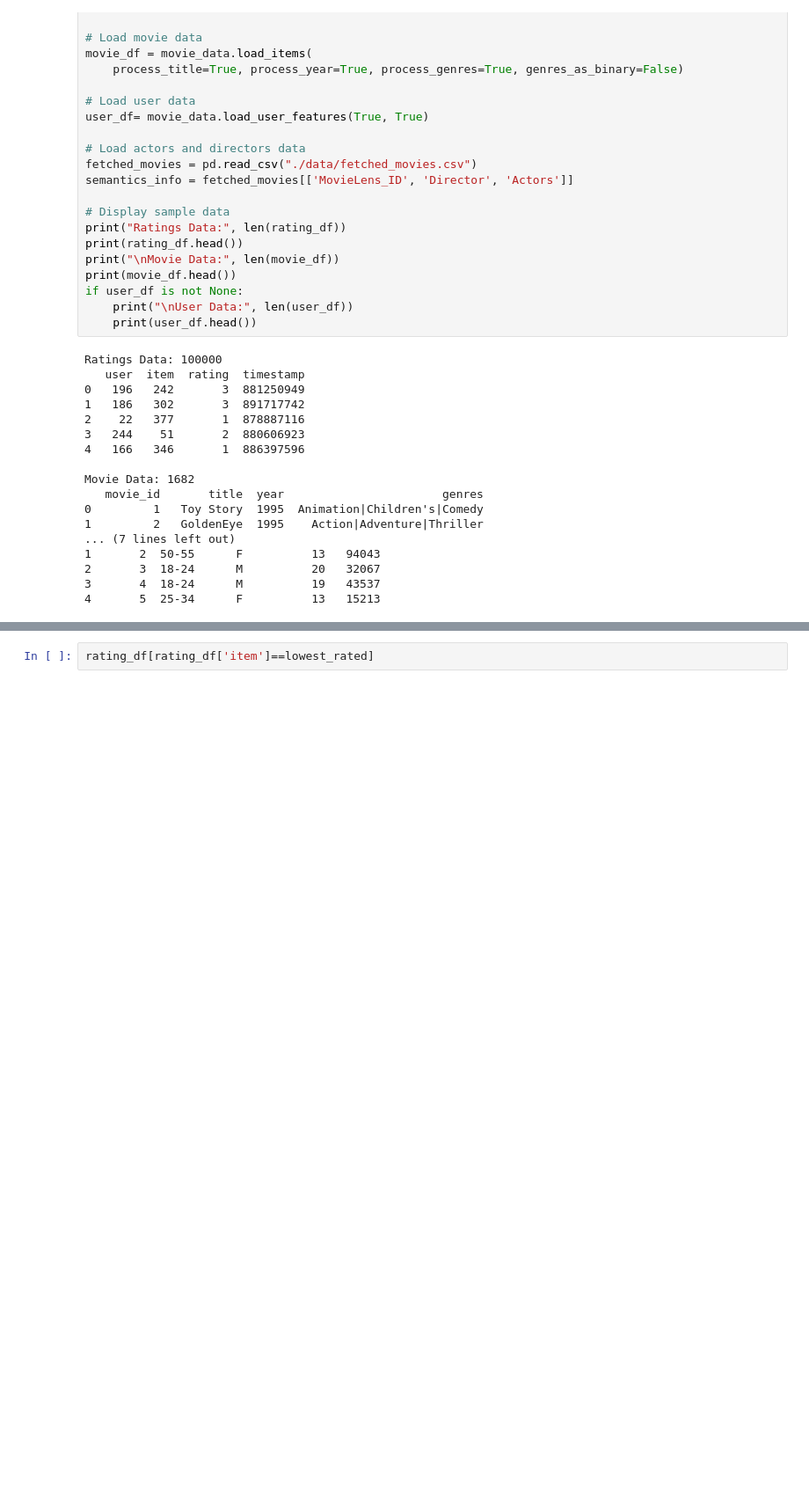
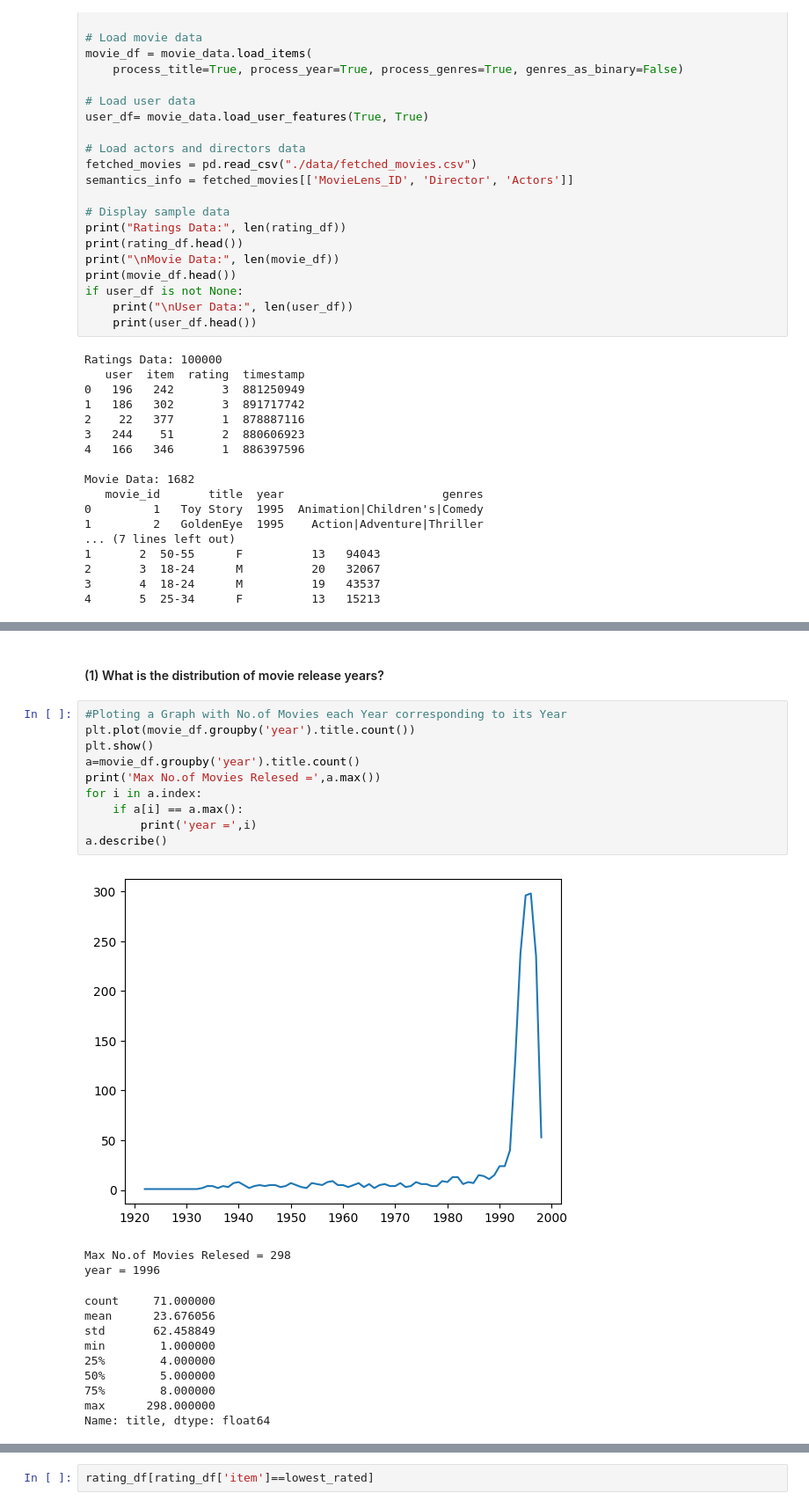
Before and after one commit to PaganMin-11353/dinghui101, a Jupyter notebook: movieLens_EDA.ipynb, the cells around one changed output, grey strips where cells are left out. Shown: that part at 88% size. Drawn from its saved outputs; the diff is of its cells as text; blank space fills up the shorter version.

```diff
--- a/movieLens_EDA.ipynb
+++ b/movieLens_EDA.ipynb
@@ -59,0 +194,25 @@ Movie Data: 1682
+# %% [markdown]
+#### (1) What is the distribution of movie release years?
+# %%
+#Ploting a Graph with No.of Movies each Year corresponding to its Year
+plt.plot(movie_df.groupby('year').title.count())
+plt.show()
+a=movie_df.groupby('year').title.count()
+print('Max No.of Movies Relesed =',a.max())
+for i in a.index:
+    if a[i] == a.max():
+        print('year =',i)
+a.describe()
+# %% [output]
+[figure, added]
+Max No.of Movies Relesed = 298
+year = 1996
+count     71.000000
+mean      23.676056
+std       62.458849
+min        1.000000
+25%        4.000000
+50%        5.000000
+75%        8.000000
+max      298.000000
+Name: title, dtype: float64
```
Also changed, not shown: parts of 72 cells of this notebook.
